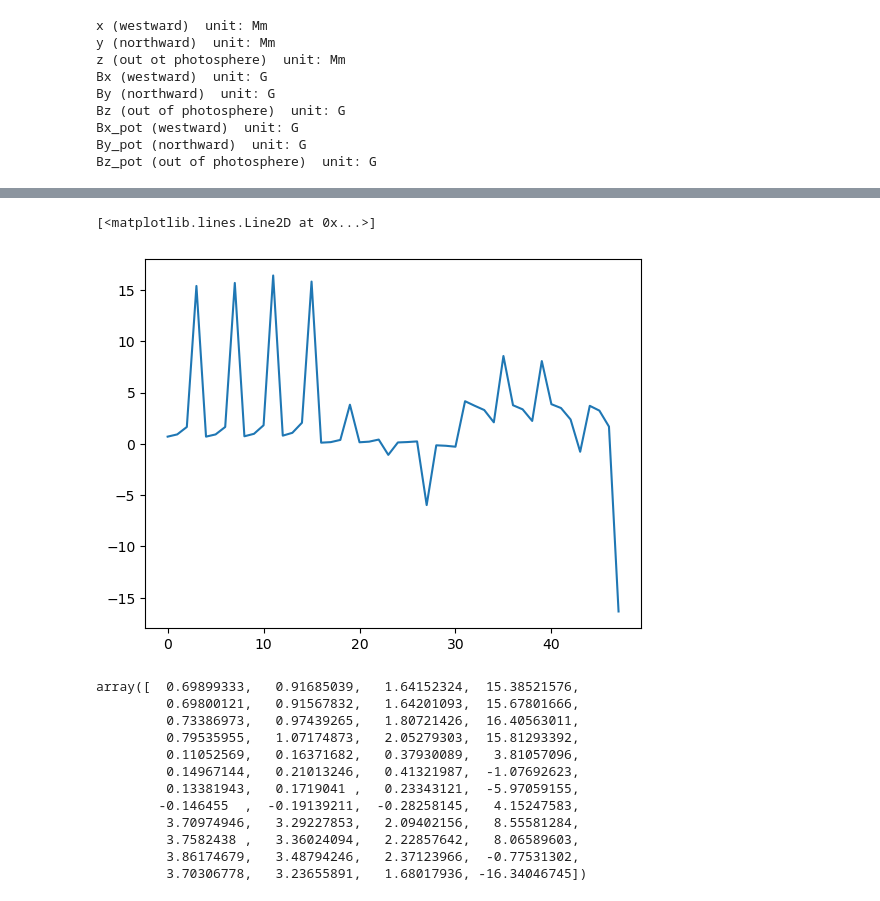
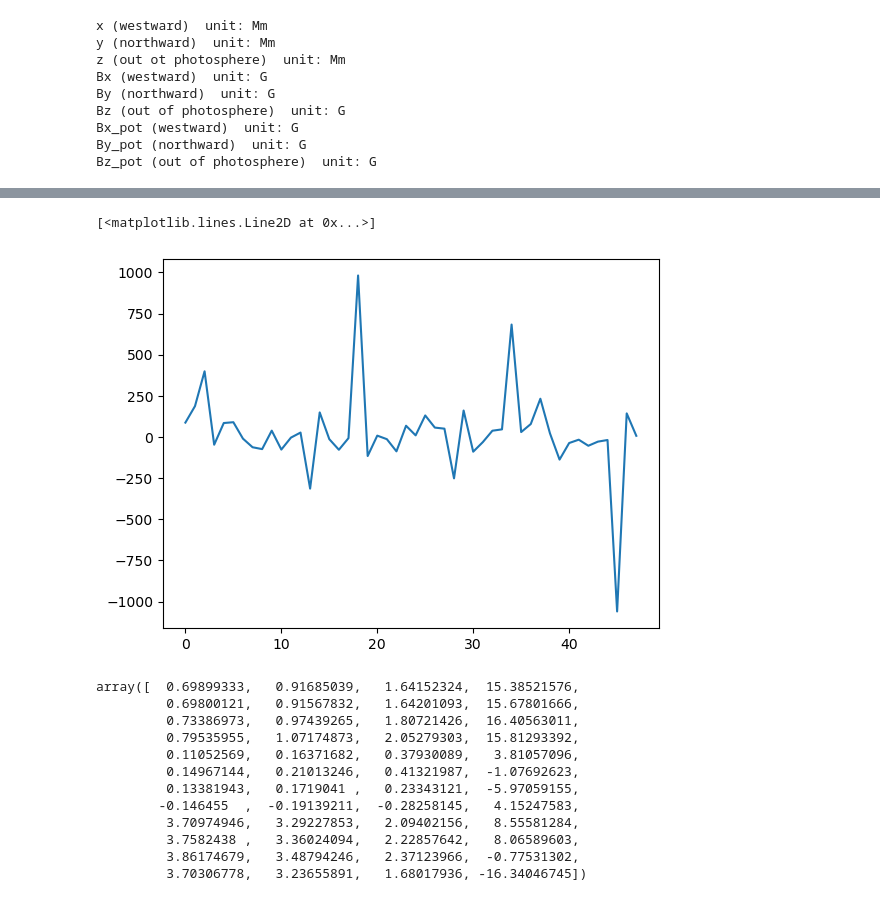
Before and after one commit to mgjeon/2023_PINN-study, a Jupyter notebook: calculation/notebook_nf2_test.ipynb, the cells around one changed output, grey strips where cells are left out. Cells and saved outputs as stored; diff of their text form; code cells hidden in the pictures.

```diff
--- a/calculation/notebook_nf2_test.ipynb
+++ b/calculation/notebook_nf2_test.ipynb
@@ -422,9 +427,10 @@ plt.plot(ccc[120, :])
 nc = 4
 xb_p = jax.random.randint(subkey, (nc, 1), minval=0, maxval=512)
 yb_p = jax.random.randint(subkey, (nc, 1), minval=0, maxval=256)
-zb_p = jax.random.randint(subkey, (nc, 1), minval=0, maxval=256)
-xb = jnp.array([[0]])
-u = apply_fn(params, xb, yb_p, zb_p).squeeze()
+# zb_p = jax.random.randint(subkey, (nc, 1), minval=0, maxval=256)
+zb_p = jnp.array([[0]])
+# xb = jnp.array([[0]])
+u = apply_fn(params, xb_p, yb_p, zb_p).squeeze()
 # %%
 u
 # %% [output]
@@ -445,5 +451,5 @@ Array([[[ 0.29175368,  0.39750975,  0.74877536,  6.8475943 ],
 # %%
-xb_m, yb_p_m, zb_p_m = np.meshgrid(xb, yb_p, zb_p, indexing='ij')
+xb_p_m, yb_p_m, zb_p_m = np.meshgrid(xb_p, yb_p, zb_p, indexing='ij')
 # %%
 plt.plot(u.ravel())
 # %% [output]
@@ -452,8 +458,8 @@ plt.plot(u.ravel())
 # %%
-plt.plot(b[:, xb_m.ravel(), yb_p_m.ravel(), zb_p_m.ravel()].ravel())
+plt.plot(b[:, xb_p_m.ravel(), yb_p_m.ravel(), zb_p_m.ravel()].ravel())
 # %% [output]
 [<matplotlib.lines.Line2D at 0x...>]
-[figure, old version]
+[figure, new version]
 # %%
 k = b[:, 0, :, :]
 # %%
```
Also changed, not shown: parts of 6 cells of this notebook.
